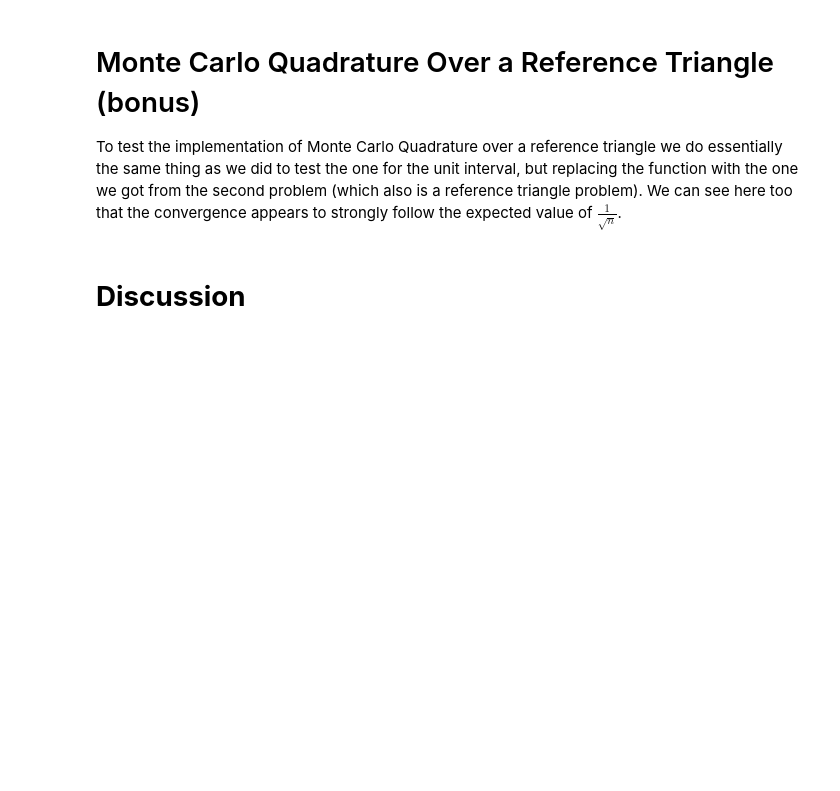
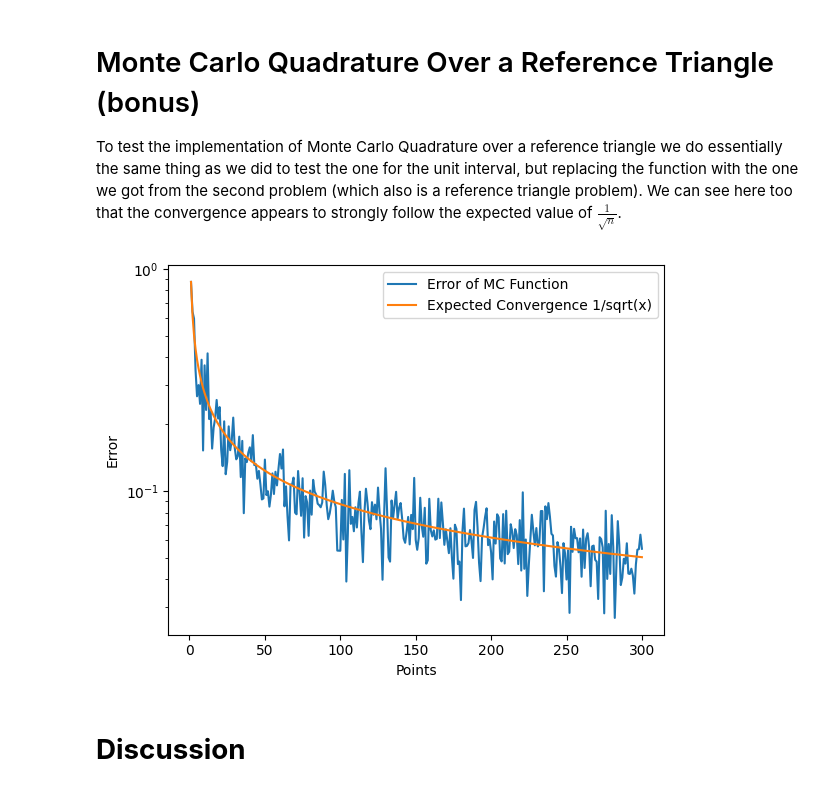
Before and after one commit to johanhoffman/DD2363_VT24, a Jupyter notebook: Lab4/Magicanz_lab4.ipynb, the cells around one changed output. Cells and saved outputs as stored; diff of their text form; code cells hidden in the pictures; blank space fills up the shorter version.

Commit message:
Added forgotten test.

```diff
--- a/Lab4/Magicanz_lab4.ipynb
+++ b/Lab4/Magicanz_lab4.ipynb
@@ -227,6 +237,42 @@ mc_test(300)
 # Monte Carlo Quadrature Over a Reference Triangle (bonus)
 
 To test the implementation of Monte Carlo Quadrature over a reference triangle we do essentially the same thing as we did to test the one for the unit interval, but replacing the function with the one we got from the second problem (which also is a reference triangle problem). We can see here too that the convergence appears to strongly follow the expected value of $\frac{1}{\sqrt{n}}$.
+# %%
+def mcr_test(iters):
+    c = [np.random.rand() * 20 - 10 for _ in range(6)]
+
+    def f(x, y):
+        return c[0] * x ** 2 + c[1] * y ** 2 + c[2] * x * y + c[3] * x + c[4] * y + c[5]
+
+    integral = c[0] / 12 + c[1] / 12 + c[2] / 24 + c[3] / 6 + c[4] / 6 + c[5] / 2
+    n_pow = 1
+    differences = []
+    x_axis = []
+    y_sqrt_axis = []
+    for test in range(iters):
+        x_axis.append(n_pow)
+        diff = 0
+        for i in range(10):
+            diff += np.abs(monte_carlo_quadrature_ref_triangle(f, n_pow) - integral)
+        diff /= 10
+        differences.append(diff)
+
+        y_sqrt_axis.append(differences[0] / n_pow**(1/2))
+
+        n_pow += 1
+
+    plt.yscale("log")
+    plt.plot(x_axis, differences, label="Error of MCR Function")
+    plt.plot(x_axis, y_sqrt_axis, label="Expected Convergence 1/sqrt(x)")
+    plt.xlabel("Points")
+    plt.ylabel("Error")
+    plt.legend()
+    plt.show()
+
+
+mcr_test(300)
+# %% [output]
+[figure, added]
 # %% [markdown]
 # **Discussion**
 # %% [markdown]
```
Also changed, not shown: parts of 5 cells of this notebook.
